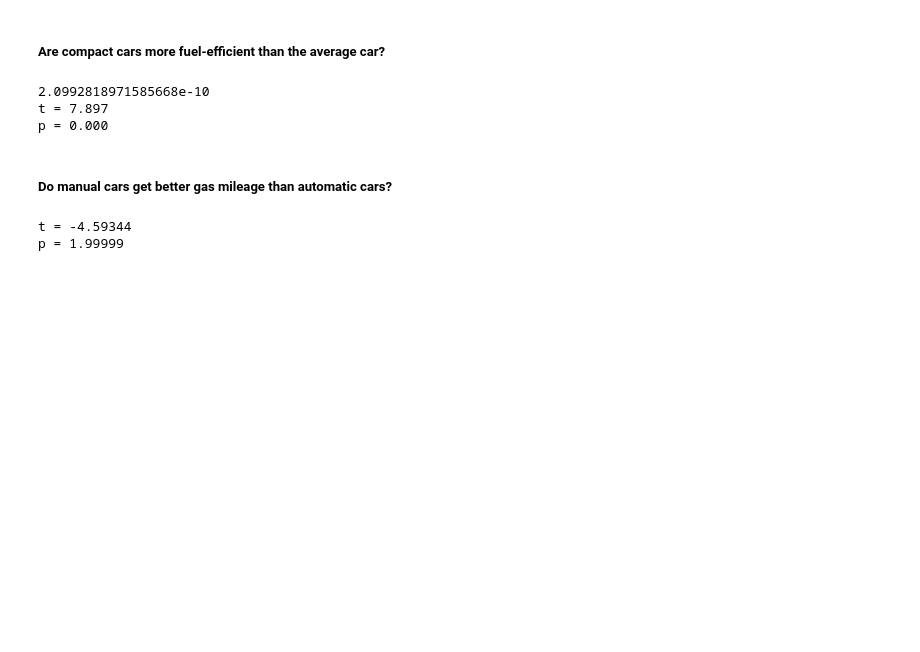
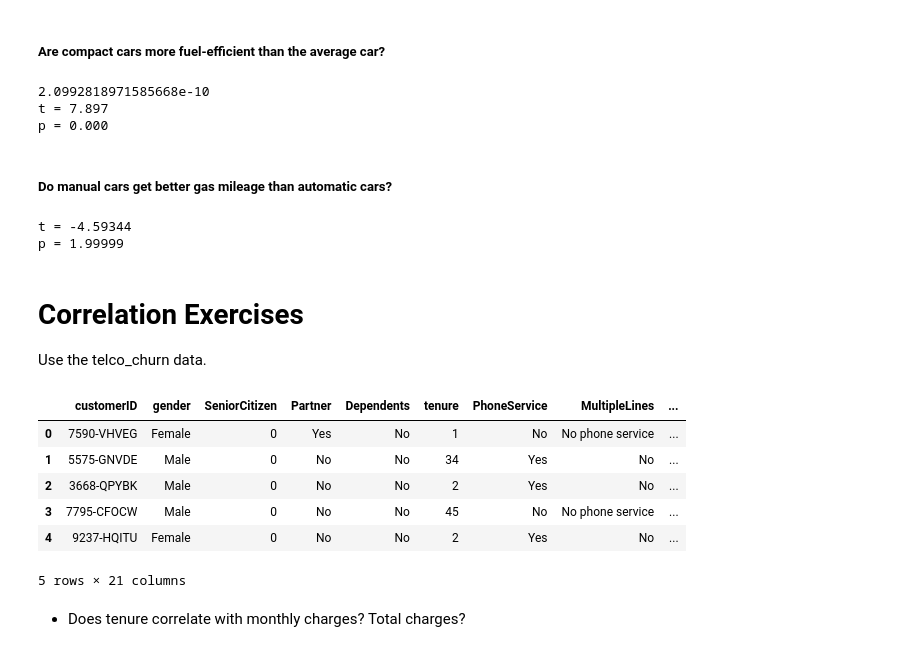
Before and after one commit to ThompsonBethany01/statistics-exercises, a Jupyter notebook: hypothesis_testing.ipynb, the cells around one changed output. Saved outputs shown, nothing was run; the diff lists cells and outputs as text; code cells hidden in the pictures; blank space fills up the shorter version.

```diff
--- a/hypothesis_testing.ipynb
+++ b/hypothesis_testing.ipynb
@@ -403,3 +403,19 @@ print(f'p = {p:.5f}')
 # %% [output]
 t = -4.59344
 p = 1.99999
+# %% [markdown]
+# Correlation Exercises
+Use the telco_churn data.
+# %%
+df = pd.read_csv ('Cust_Churn_Telco.csv')
+df.head()
+# %% [output]
+|  | customerID | gender | SeniorCitizen | Partner | Dependents | tenure | PhoneService | MultipleLines | ... |
+| 0 | 7590-VHVEG | Female | 0 | Yes | No | 1 | No | No phone service | ... |
+| 1 | 5575-GNVDE | Male | 0 | No | No | 34 | Yes | No | ... |
+| 2 | 3668-QPYBK | Male | 0 | No | No | 2 | Yes | No | ... |
+| 3 | 7795-CFOCW | Male | 0 | No | No | 45 | No | No phone service | ... |
+| 4 | 9237-HQITU | Female | 0 | No | No | 2 | Yes | No | ... |
+5 rows × 21 columns
+# %% [markdown]
+- Does tenure correlate with monthly charges? Total charges?
```
Also changed, not shown: parts of 16 cells of this notebook.
